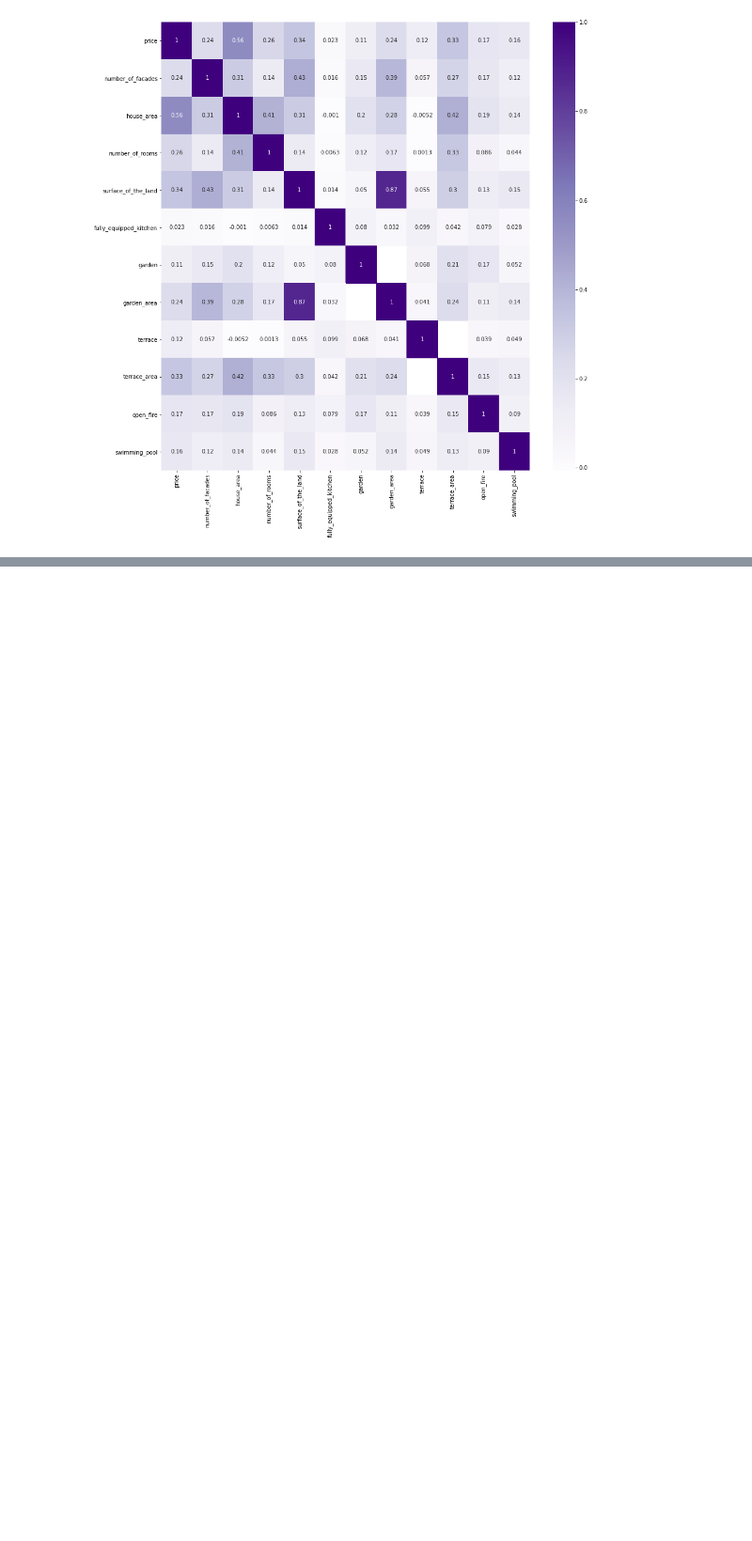
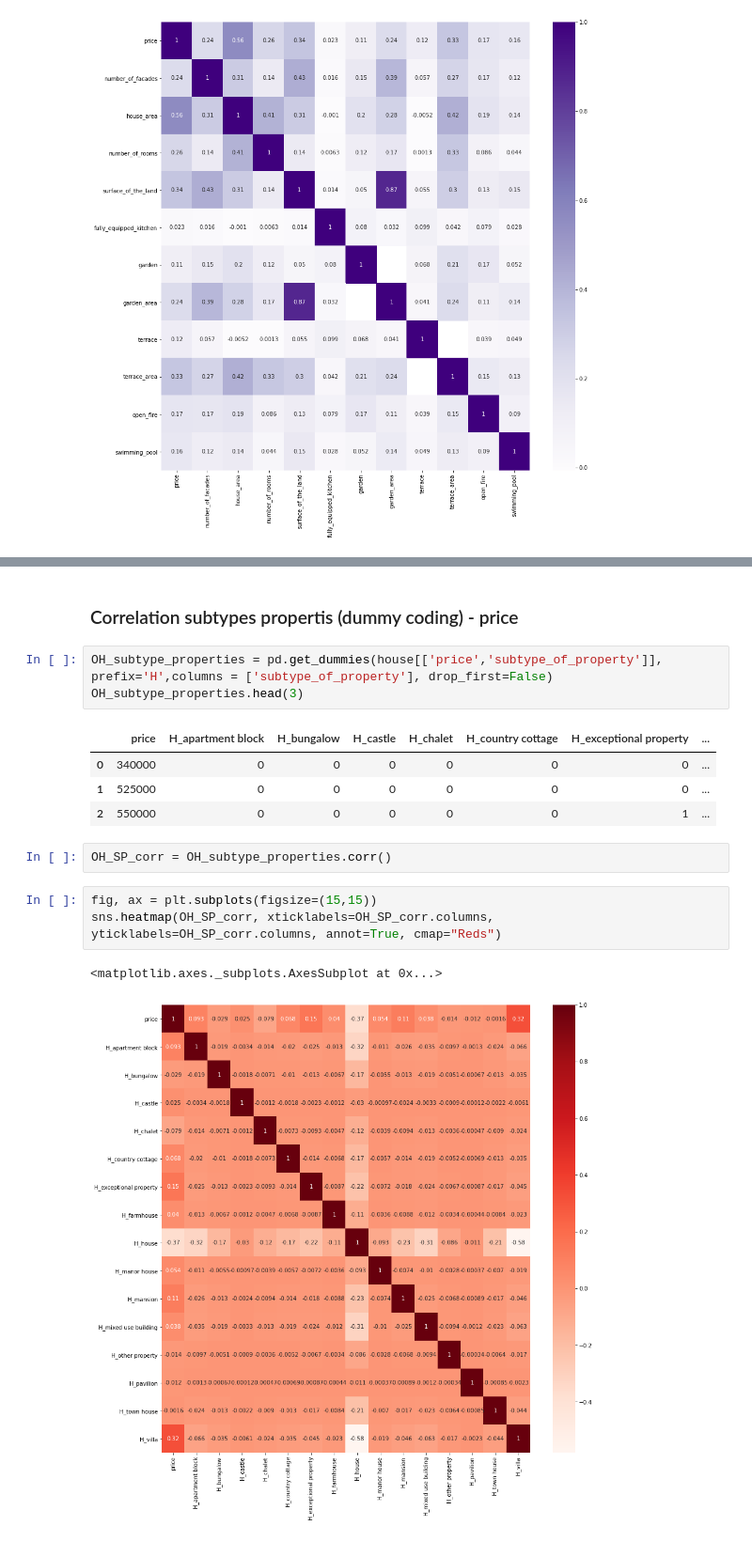
Before and after one commit to MDropsy/Challenge--Data-Analysis, a Jupyter notebook: E. Correlation variables-target and variables-variables.ipynb, the cells around one changed output, grey strips where cells are left out. Shown at 94% size. Saved outputs shown, nothing was run; the diff lists cells and outputs as text; blank space fills up the shorter version.

```diff
--- a/E. Correlation variables-target and variables-variables.ipynb
+++ b/E. Correlation variables-target and variables-variables.ipynb
@@ -52,0 +91,18 @@ sns.heatmap(var_corr, xticklabels=var_corr.columns, yticklabels=var_corr.columns
+# %% [markdown]
+### Correlation subtypes propertis (dummy coding) - price
+# %%
+OH_subtype_properties = pd.get_dummies(house[['price','subtype_of_property']], prefix='H',columns = ['subtype_of_property'], drop_first=False)
+OH_subtype_properties.head(3)
+# %% [output]
+|  | price | H_apartment block | H_bungalow | H_castle | H_chalet | H_country cottage | H_exceptional property | ... |
+| 0 | 340000 | 0 | 0 | 0 | 0 | 0 | 0 | ... |
+| 1 | 525000 | 0 | 0 | 0 | 0 | 0 | 0 | ... |
+| 2 | 550000 | 0 | 0 | 0 | 0 | 0 | 1 | ... |
+# %%
+OH_SP_corr = OH_subtype_properties.corr()
+# %%
+fig, ax = plt.subplots(figsize=(15,15))
+sns.heatmap(OH_SP_corr, xticklabels=OH_SP_corr.columns, yticklabels=OH_SP_corr.columns, annot=True, cmap="Reds")
+# %% [output]
+<matplotlib.axes._subplots.AxesSubplot at 0x...>
+[figure, added]
```
Also changed, not shown: parts of 57 cells of this notebook.
